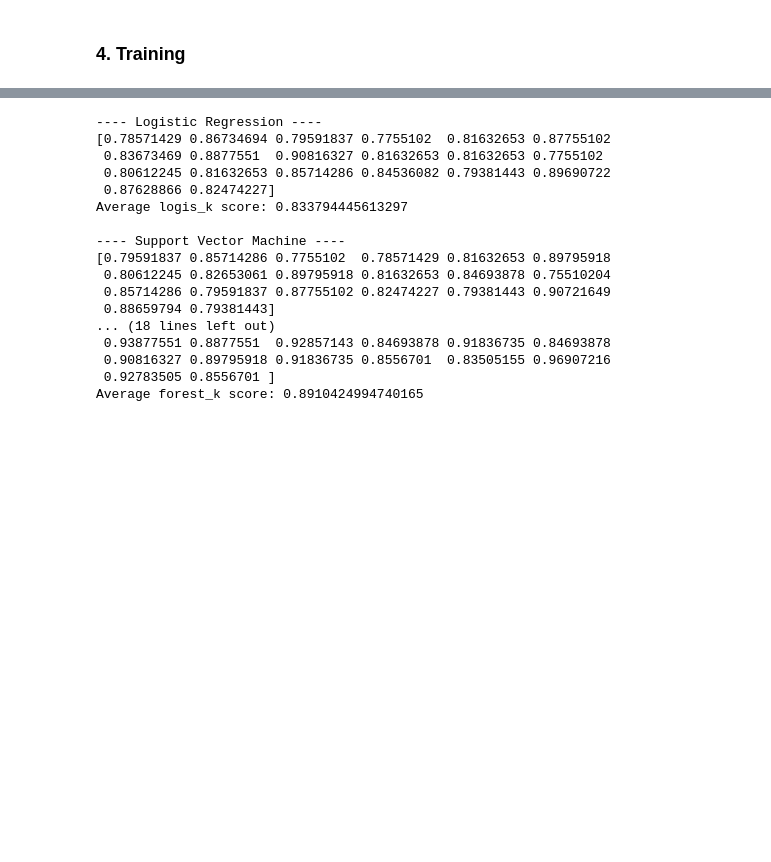
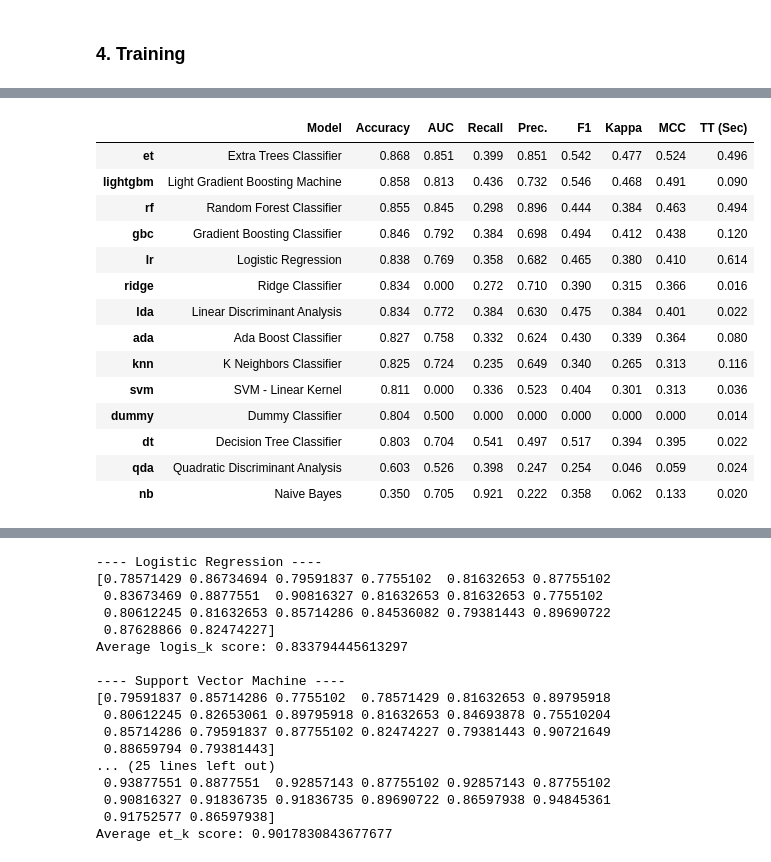
Before and after one commit to psrpsj/travel_package, a Jupyter notebook: travel.ipynb, the cells around one changed output, grey strips where cells are left out. Cells and saved outputs as stored; diff of their text form; code cells hidden in the pictures; blank space fills up the shorter version.

Commit message:
add AutoML and ensemble

```diff
--- a/travel.ipynb
+++ b/travel.ipynb
@@ -402,3 +422,21 @@ from sklearn.model_selection import cross_val_score
+# %%
+auto_ml_result = classification.compare_models(fold=5, round=3, sort='Accuracy', n_select=5)
+# %% [output]
+|  | Model | Accuracy | AUC | Recall | Prec. | F1 | Kappa | MCC | TT (Sec) |
+| et | Extra Trees Classifier | 0.868 | 0.851 | 0.399 | 0.851 | 0.542 | 0.477 | 0.524 | 0.496 |
+| lightgbm | Light Gradient Boosting Machine | 0.858 | 0.813 | 0.436 | 0.732 | 0.546 | 0.468 | 0.491 | 0.090 |
+| rf | Random Forest Classifier | 0.855 | 0.845 | 0.298 | 0.896 | 0.444 | 0.384 | 0.463 | 0.494 |
+| gbc | Gradient Boosting Classifier | 0.846 | 0.792 | 0.384 | 0.698 | 0.494 | 0.412 | 0.438 | 0.120 |
+| lr | Logistic Regression | 0.838 | 0.769 | 0.358 | 0.682 | 0.465 | 0.380 | 0.410 | 0.614 |
+| ridge | Ridge Classifier | 0.834 | 0.000 | 0.272 | 0.710 | 0.390 | 0.315 | 0.366 | 0.016 |
+| lda | Linear Discriminant Analysis | 0.834 | 0.772 | 0.384 | 0.630 | 0.475 | 0.384 | 0.401 | 0.022 |
+| ada | Ada Boost Classifier | 0.827 | 0.758 | 0.332 | 0.624 | 0.430 | 0.339 | 0.364 | 0.080 |
+| knn | K Neighbors Classifier | 0.825 | 0.724 | 0.235 | 0.649 | 0.340 | 0.265 | 0.313 | 0.116 |
+| svm | SVM - Linear Kernel | 0.811 | 0.000 | 0.336 | 0.523 | 0.404 | 0.301 | 0.313 | 0.036 |
+| dummy | Dummy Classifier | 0.804 | 0.500 | 0.000 | 0.000 | 0.000 | 0.000 | 0.000 | 0.014 |
+| dt | Decision Tree Classifier | 0.803 | 0.704 | 0.541 | 0.497 | 0.517 | 0.394 | 0.395 | 0.022 |
+| qda | Quadratic Discriminant Analysis | 0.603 | 0.526 | 0.398 | 0.247 | 0.254 | 0.046 | 0.059 | 0.024 |
+| nb | Naive Bayes | 0.350 | 0.705 | 0.921 | 0.222 | 0.358 | 0.062 | 0.133 | 0.020 |
 # %%
 test.head()
 # %% [output]
@@ -447,6 +485,18 @@ forest_k = RandomForestClassifier()
 forest_k_score = cross_val_score(forest_k, x_train, y_train, cv=kfold, n_jobs=1, scoring="accuracy")
 print(forest_k_score)
 print(f"Average forest_k score: {np.mean(forest_k_score)} \n")
+
+print("---- Extra Tree Classifier ----")
+et_k = ExtraTreesClassifier()
+et_k_score = cross_val_score(et_k, x_train, y_train, cv=kfold, n_jobs=1, scoring='accuracy')
+print(et_k_score)
+print(f"Average et_k score: {np.mean(et_k_score)} \n")
+
+print("---- Light GBM ----")
+lg_k = lightgbm.LGBMClassifier()
+lg_k_score = cross_val_score(lg_k, x_train, y_train, cv=kfold, n_jobs=1, scoring='accuracy')
+print(lg_k_score)
+print(f"Average lg_k score: {np.mean(lg_k_score)} \n")
 # %% [output]
 ---- Logistic Regression ----
 [0.78571429 0.86734694 0.79591837 0.7755102  0.81632653 0.87755102
@@ -460,9 +510,9 @@ Average logis_k score: 0.833794445613297
  0.80612245 0.82653061 0.89795918 0.81632653 0.84693878 0.75510204
  0.85714286 0.79591837 0.87755102 0.82474227 0.79381443 0.90721649
  0.88659794 0.79381443]
-... (18 lines left out)
- 0.93877551 0.8877551  0.92857143 0.84693878 0.91836735 0.84693878
- 0.90816327 0.89795918 0.91836735 0.8556701  0.83505155 0.96907216
- 0.92783505 0.8556701 ]
-Average forest_k score: 0.8910424994740165
+... (25 lines left out)
+ 0.93877551 0.8877551  0.92857143 0.87755102 0.92857143 0.87755102
+ 0.90816327 0.91836735 0.91836735 0.89690722 0.86597938 0.94845361
+ 0.91752577 0.86597938]
+Average et_k score: 0.9017830843677677
 # %%
```
Also changed, not shown: parts of 7 cells of this notebook, 1 other file.
